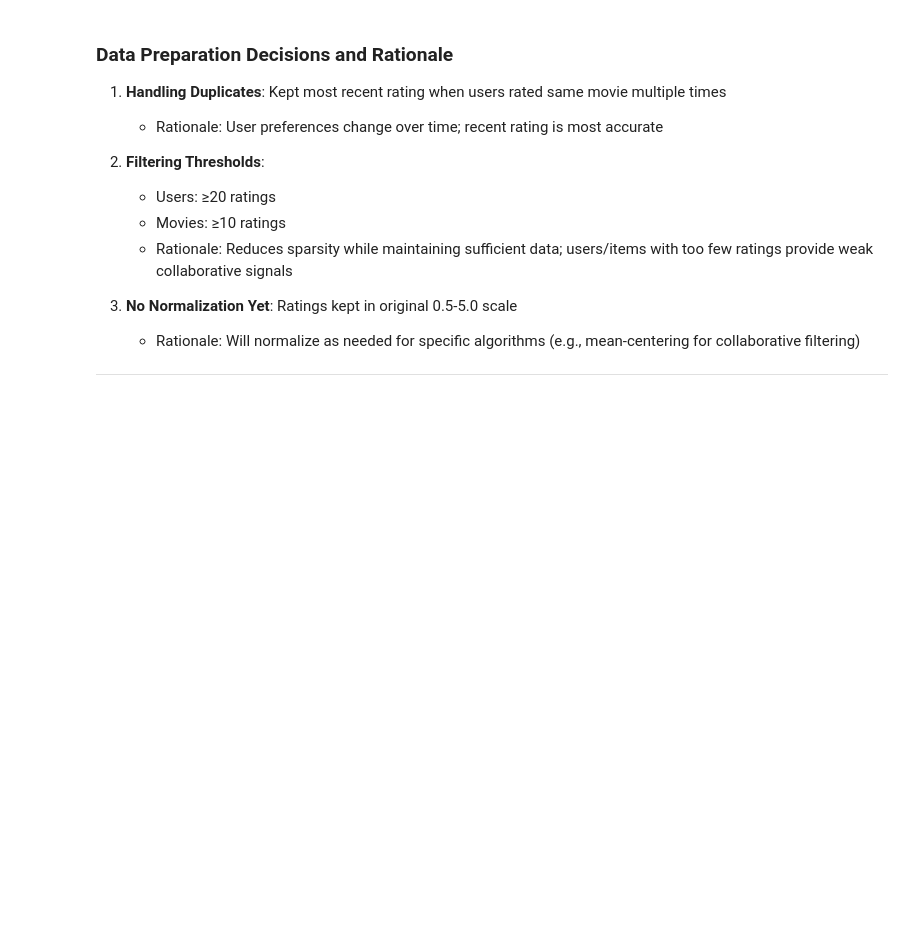
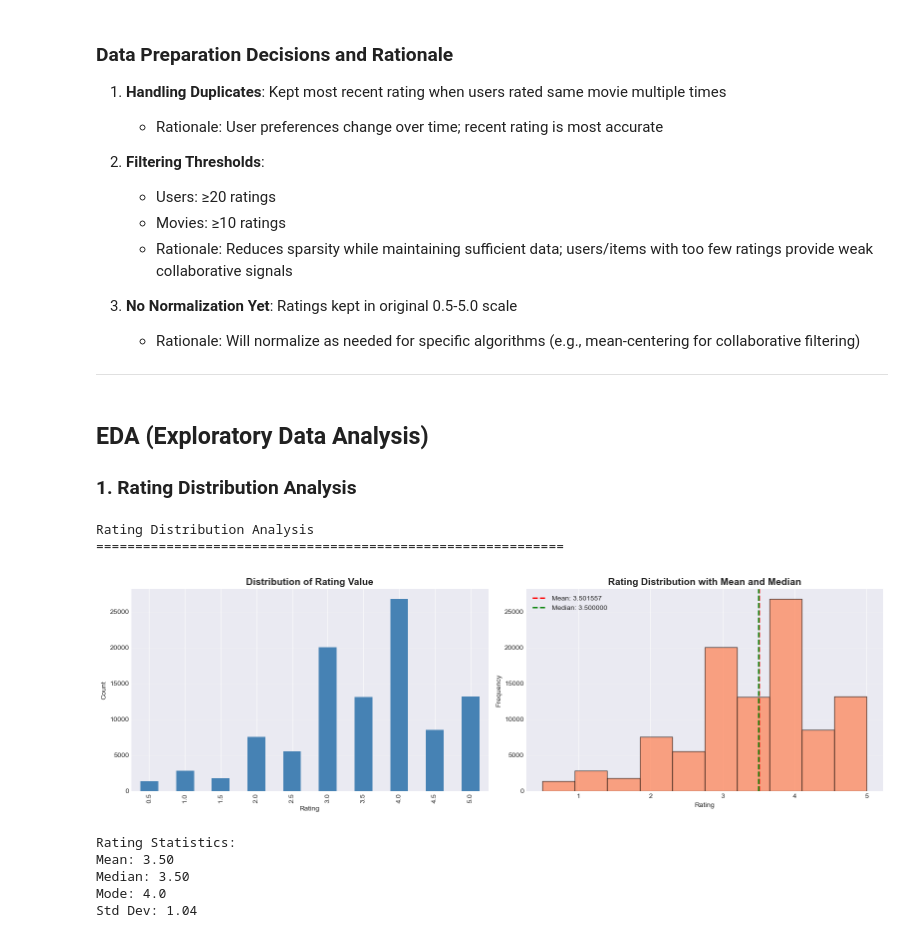
Before and after one commit to mwendemichelle4-dev/Movies-Recommendation-System, a Jupyter notebook: Movie recommendation system.ipynb, the cells around one changed output. Saved outputs shown, nothing was run; the diff lists cells and outputs as text; code cells hidden in the pictures; blank space fills up the shorter version.

Commit message:
Exploratory Data Analysis (EDA)

```diff
--- a/Movie recommendation system.ipynb
+++ b/Movie recommendation system.ipynb
@@ -506,3 +506,47 @@ Sparsity: 94.14%
    - Rationale: Will normalize as needed for specific algorithms (e.g., mean-centering for collaborative filtering)
 
 ---
+# %% [markdown]
+## EDA (Exploratory Data Analysis)
+### 1. Rating Distribution Analysis
+# %%
+print("Rating Distribution Analysis")
+print("=" * 60)
+
+fig, axes = plt.subplots(1, 2, figsize=(16, 5))
+
+#Rating value distribution
+ratings["rating"].value_counts().sort_index().plot(kind="bar", ax=axes[0], color='steelblue')
+axes[0].set_title('Distribution of Rating Value', fontsize=14, fontweight='bold')
+axes[0].set_xlabel('Rating')
+axes[0].set_ylabel('Count')
+axes[0].grid(axis='y', alpha=0.3)
+
+# Rating Distribution
+axes[1].hist(ratings['rating'], bins=10, color='coral', edgecolor='black', alpha=0.7)
+axes[1].axvline(ratings['rating'].mean(), color='red', linestyle='--', linewidth=2, label=f'Mean: {ratings['rating'].mean():2f}')
+axes[1].axvline(ratings['rating'].median(), color='green', linestyle='--', linewidth=2, label=f'Median: {ratings['rating'].median():2f}')
+axes[1].set_title('Rating Distribution with Mean and Median', fontsize=14, fontweight='bold')
+axes[1].set_xlabel('Rating')
+axes[1].set_ylabel('Frequency')
+axes[1].legend()
+axes[1].grid(axis='y', alpha=0.3)
+
+
+plt.tight_layout()
+plt.show()
+
+print(f"\nRating Statistics:")
+print(f"Mean: {ratings['rating'].mean():.2f}")
+print(f"Median: {ratings['rating'].median():.2f}")
+print(f"Mode: {ratings['rating'].mode()[0]:.1f}")
+print(f"Std Dev: {ratings['rating'].std():.2f}")
+# %% [output]
+Rating Distribution Analysis
+============================================================
+[figure, added]
+Rating Statistics:
+Mean: 3.50
+Median: 3.50
+Mode: 4.0
+Std Dev: 1.04
```
Also changed, not shown: parts of 7 cells of this notebook.
